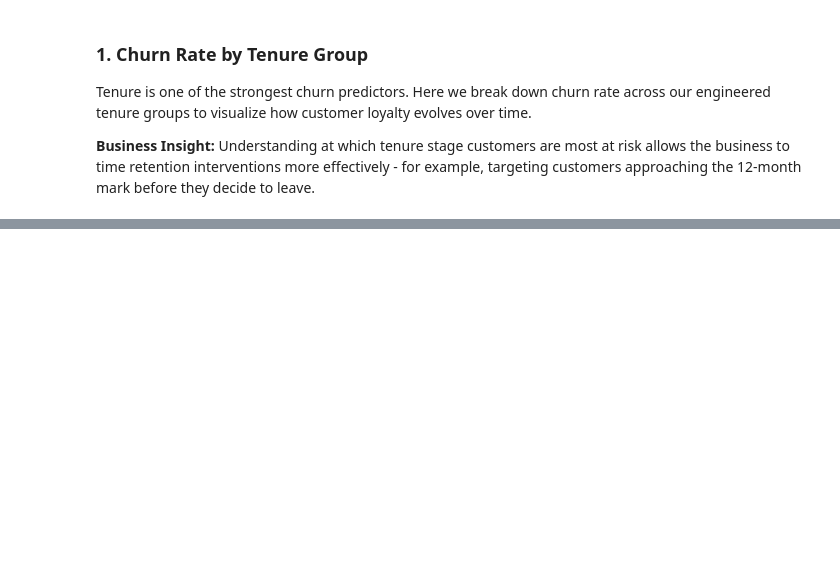
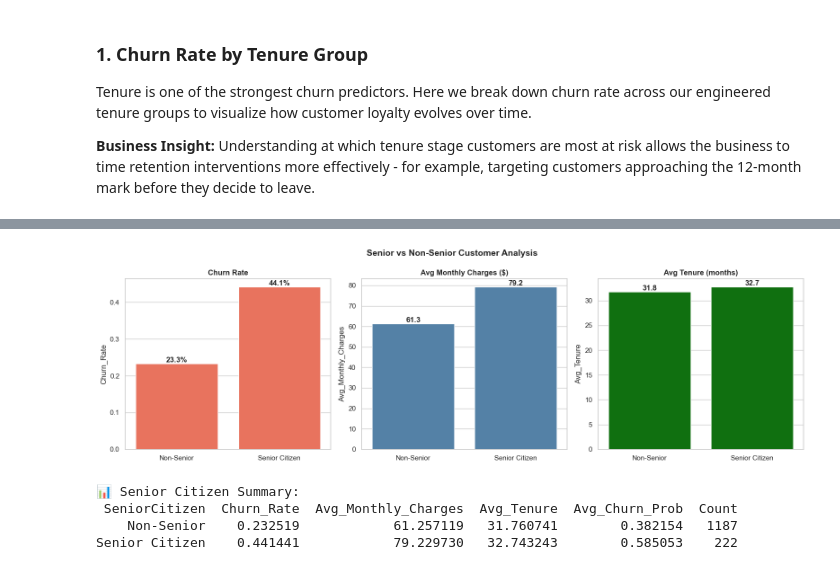
Before and after one commit to chldbng/customer-churn-predictor, a Jupyter notebook: notebooks/04_Business_Insights.ipynb, the cells around one changed output, grey strips where cells are left out. Cells and saved outputs as stored; diff of their text form; code cells hidden in the pictures; blank space fills up the shorter version.

```diff
--- a/notebooks/04_Business_Insights.ipynb
+++ b/notebooks/04_Business_Insights.ipynb
@@ -67,0 +139,45 @@ Tenure is one of the strongest churn predictors. Here we break down churn rate a
+# %%
+senior_churn = test_df.groupby('SeniorCitizen').agg(
+    Churn_Rate = ('Churn', 'mean'),
+    Avg_Monthly_Charges = ('MonthlyCharges', 'mean'),
+    Avg_Tenure = ('tenure', 'mean'),
+    Avg_Churn_Prob = ('Churn_Prob', 'mean'),
+    Count = ('Churn', 'count')
+).reset_index()
+
+senior_churn['SeniorCitizen'] = senior_churn['SeniorCitizen'].map(
+    {0: 'Non-Senior', 1: 'Senior Citizen'}
+)
+
+fig, axes = plt.subplots(1,3, figsize = (16,5))
+
+metrics = ['Churn_Rate', 'Avg_Monthly_Charges', 'Avg_Tenure']
+titles = ['Churn Rate', 'Avg Monthly Charges ($)', 'Avg Tenure (months)']
+colors = ['tomato', 'steelblue', 'green']
+
+for i, (metric, title, color) in enumerate(zip(metrics, titles, colors)):
+    sns.barplot(data=senior_churn, x='SeniorCitizen',
+                y=metric, ax=axes[i], color=color)
+    axes[i].set_title(title, fontweight='bold')
+    axes[i].set_xlabel('')
+    for p in axes[i].patches:
+        val = p.get_height()
+        label = f'{val:.1%}' if metric == 'Churn_Rate' else f'{val:.1f}'
+        axes[i].annotate(label,
+                         (p.get_x() + p.get_width() / 2, val),
+                         ha='center', va='bottom', fontweight='bold')
+
+plt.suptitle('Senior vs Non-Senior Customer Analysis',
+             fontsize=14, fontweight='bold')
+plt.tight_layout()
+plt.savefig('../reports/figures/churn_by_senior.png', dpi=150, bbox_inches='tight')
+plt.show()
+
+print('\n📊 Senior Citizen Summary:')
+print(senior_churn.to_string(index=False))
+# %% [output]
+[figure, added]
+📊 Senior Citizen Summary:
+ SeniorCitizen  Churn_Rate  Avg_Monthly_Charges  Avg_Tenure  Avg_Churn_Prob  Count
+    Non-Senior    0.232519            61.257119   31.760741        0.382154   1187
+Senior Citizen    0.441441            79.229730   32.743243        0.585053    222
```
Also changed, not shown: parts of 13 cells of this notebook, 5 other files.
